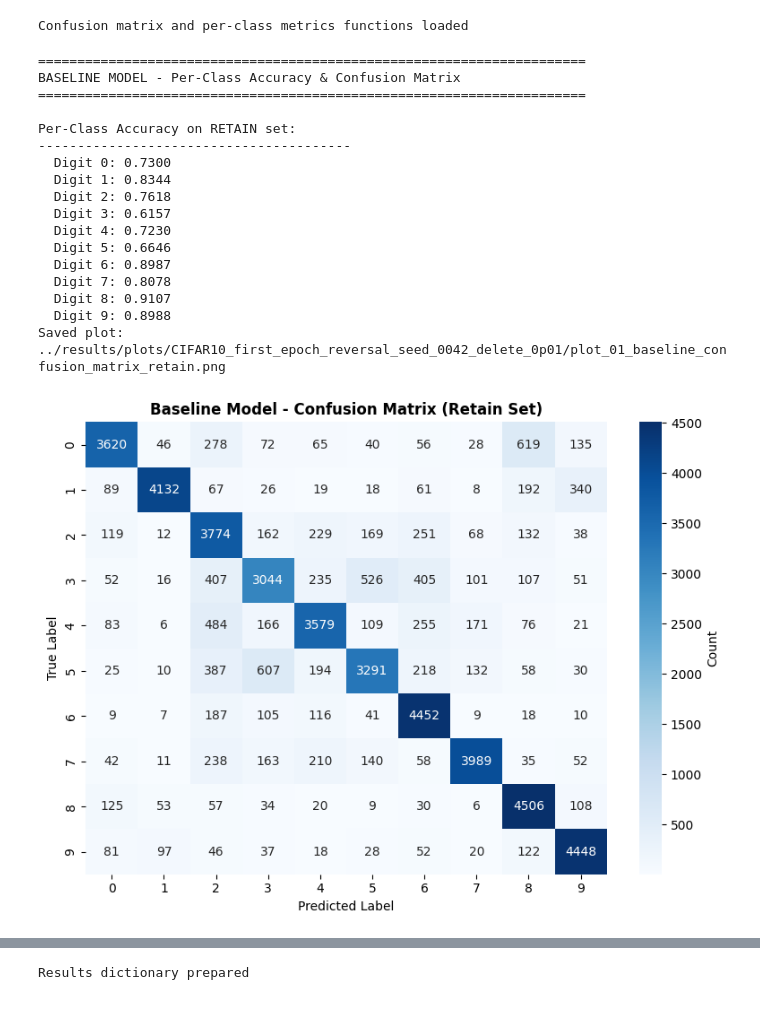
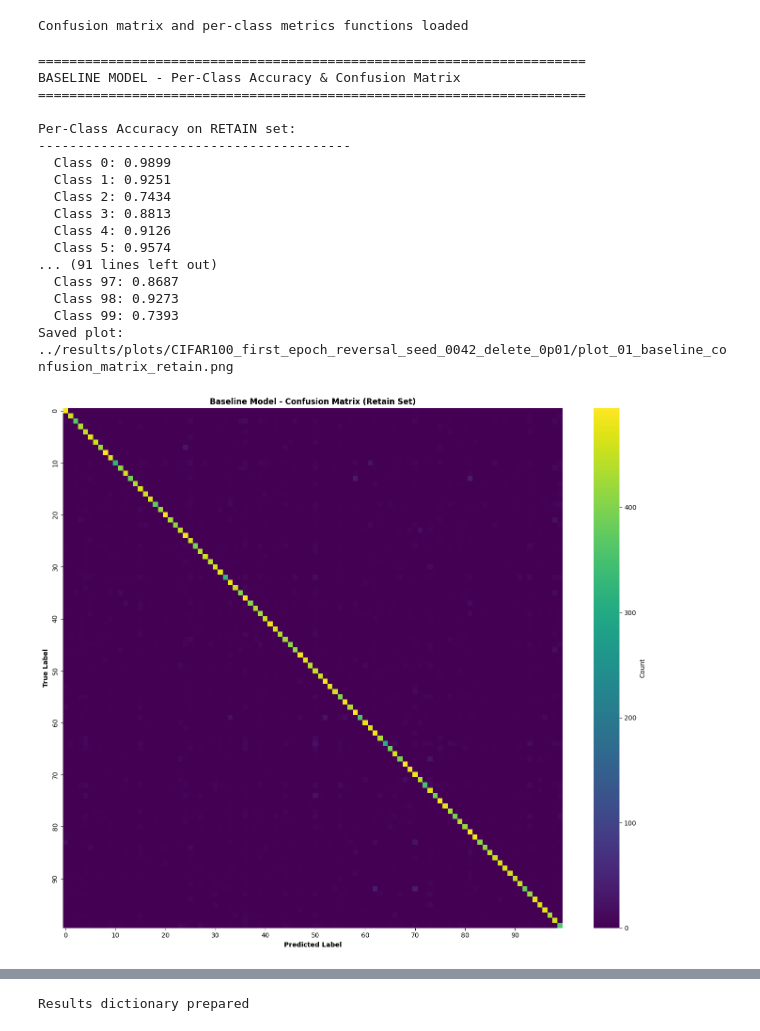
Before and after one commit to NinaAbeyratne/MU-Practice, a Jupyter notebook: notebooks/first_epoch_reversal.ipynb, the cells around one changed output, grey strips where cells are left out. Saved outputs shown, nothing was run; the diff lists cells and outputs as text; code cells hidden in the pictures.

Commit message:
CIFAR100 Experiment Seed 42 and Delete Ratio 1

```diff
--- a/notebooks/first_epoch_reversal.ipynb
+++ b/notebooks/first_epoch_reversal.ipynb
@@ -22,7 +22,8 @@ TRAIN_EPOCHS = 10
 SAVE_EPOCH = 0
 RETRAIN_EPOCHS = 3
 LOSS_NAME = "CrossEntropyLoss"
-DATASET_TAG = "CIFAR10"
+DATASET_TAG = "CIFAR100"
+NUM_CLASSES = 100  # CIFAR-100 has 100 classes
 
 print(f"Configuration loaded:")
 print(f"  Dataset: {DATASET_TAG}")
@@ -80,9 +81,10 @@ transform = transforms.Compose([
     transforms.Normalize((0.4914, 0.4822, 0.4465), (0.2023, 0.1994, 0.2010))   # CIFAR-10 mean and std (3 channels)
 ])
 
-# Changed datasets.MNIST to datasets.CIFAR10
-dataset = datasets.CIFAR10(
+# Changed datasets.MNIST to datasets.CIFAR10/100
+# dataset = datasets.CIFAR10(
 # dataset = datasets.MNIST(
+dataset = datasets.CIFAR100(
     root="./data",
     train=True,
     download=True,
@@ -124,7 +126,8 @@ class SimpleCNN(nn.Module):
             nn.MaxPool2d(2),
             nn.Flatten(),
             # nn.Linear(5408, 10),     # Original for MNIST with 28x28 input
-            nn.Linear(7200, 10)     # Changed 5408 to 7200 for 32x32 input
+            # nn.Linear(7200, 10)     # Changed 5408 to 7200 for 32x32 input
+            nn.Linear(7200, 100), # Changed 10 to 100 for CIFAR-100 (100 classes instead of 10
         )
 
     def forward(self, x):
@@ -470,45 +491,45 @@ Confusion matrix and per-class metrics functions loaded
 # %%
 print("\n" + "="*70)
 print("BASELINE MODEL - Per-Class Accuracy & Confusion Matrix")
 print("="*70)
 
 baseline_cm, baseline_per_class, _, _ = compute_confusion_matrix_and_per_class_metrics(
     baseline_full_model, retain_loader, device
 )
 
 # Display per-class accuracy
 print("\nPer-Class Accuracy on RETAIN set:")
 print("-" * 40)
-for digit in range(10):
-    acc = baseline_per_class[digit]
+for class_idx in range(100):
+    acc = baseline_per_class[class_idx]
     if acc is not None:
-        print(f"  Digit {digit}: {acc:.4f}")
+        print(f"  Class {class_idx}: {acc:.4f}")
 
 # Visualize confusion matrix
-fig, ax = plt.subplots(figsize=(8, 6))
+fig, ax = plt.subplots(figsize=(14, 12))
 plot_confusion_matrix(baseline_cm, "Baseline Model - Confusion Matrix (Retain Set)", ax=ax)
 plt.tight_layout()
 save_plot(fig, "plot_01_baseline_confusion_matrix_retain.png")
 plt.show()
 # %% [output]
 ======================================================================
 BASELINE MODEL - Per-Class Accuracy & Confusion Matrix
 ======================================================================
 
 Per-Class Accuracy on RETAIN set:
 ----------------------------------------
-  Digit 0: 0.7300
-  Digit 1: 0.8344
-  Digit 2: 0.7618
-  Digit 3: 0.6157
-  Digit 4: 0.7230
-  Digit 5: 0.6646
-  Digit 6: 0.8987
-  Digit 7: 0.8078
-  Digit 8: 0.9107
-  Digit 9: 0.8988
-Saved plot: ../results/plots/CIFAR10_first_epoch_reversal_seed_0042_delete_0p01/plot_01_baseline_confusion_matrix_retain.png
+  Class 0: 0.9899
+  Class 1: 0.9251
+  Class 2: 0.7434
+  Class 3: 0.8813
+  Class 4: 0.9126
+  Class 5: 0.9574
+... (91 lines left out)
+  Class 97: 0.8687
+  Class 98: 0.9273
+  Class 99: 0.7393
+Saved plot: ../results/plots/CIFAR100_first_epoch_reversal_seed_0042_delete_0p01/plot_01_baseline_confusion_matrix_retain.png
-[figure, old version]
+[figure, new version]
 # %%
 print("\n" + "="*70)
 print("UNLEARNED MODEL (First-Epoch Reversal) - Per-Class Accuracy & Confusion Matrix")
```
Also changed, not shown: parts of 15 cells of this notebook, 31 other files.
